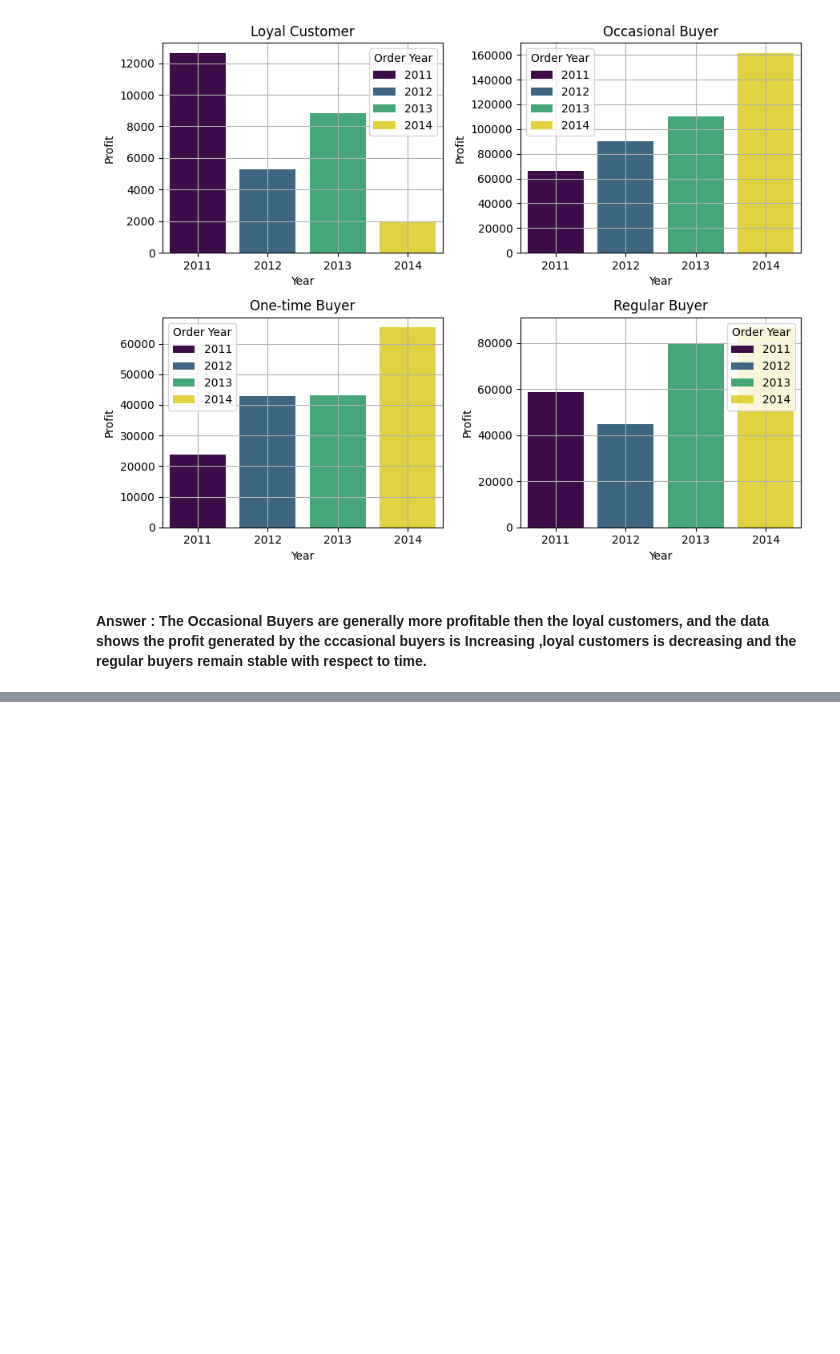
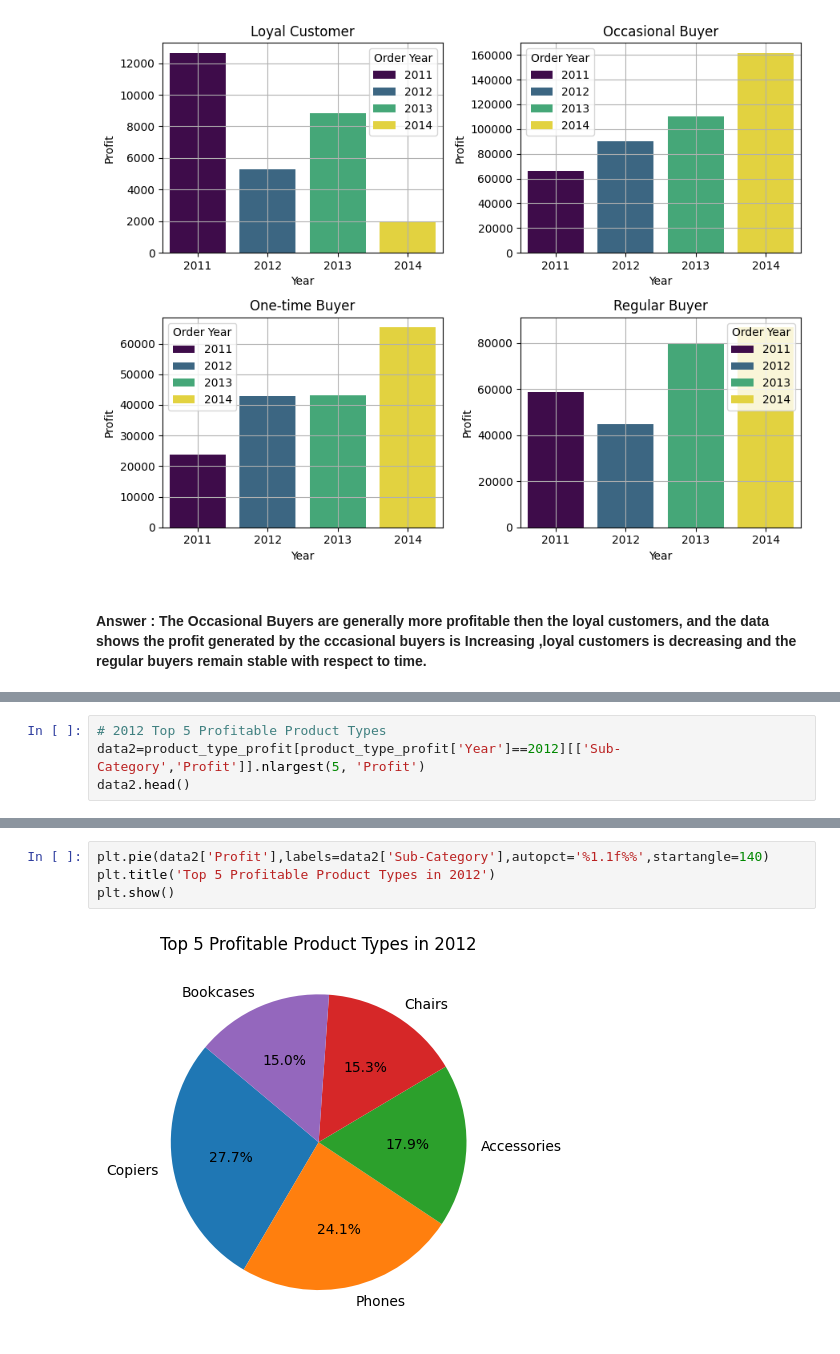
Before and after one commit to Manthan27525/global-superstore-data-analysis, a Jupyter notebook: notebook/data_analysis.ipynb, the cells around one changed output, grey strips where cells are left out. Saved outputs shown, nothing was run; the diff lists cells and outputs as text; blank space fills up the shorter version.

```diff
--- a/notebook/data_analysis.ipynb
+++ b/notebook/data_analysis.ipynb
@@ -327,0 +429,4 @@ plt.show()
+# %%
+# 2012 Top 5 Profitable Product Types
+data2=product_type_profit[product_type_profit['Year']==2012][['Sub-Category','Profit']].nlargest(5, 'Profit')
+data2.head()
@@ -327,0 +440,6 @@ plt.show()
+# %%
+plt.pie(data2['Profit'],labels=data2['Sub-Category'],autopct='%1.1f%%',startangle=140)
+plt.title('Top 5 Profitable Product Types in 2012')
+plt.show()
+# %% [output]
+[figure, added]
```
Also changed, not shown: parts of 25 cells of this notebook, 6 other files.
